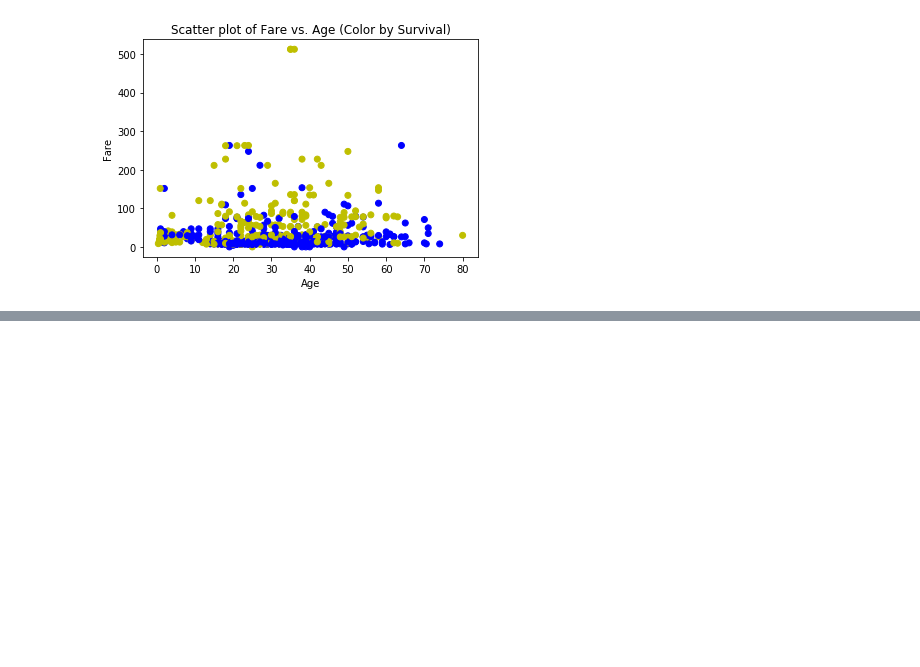
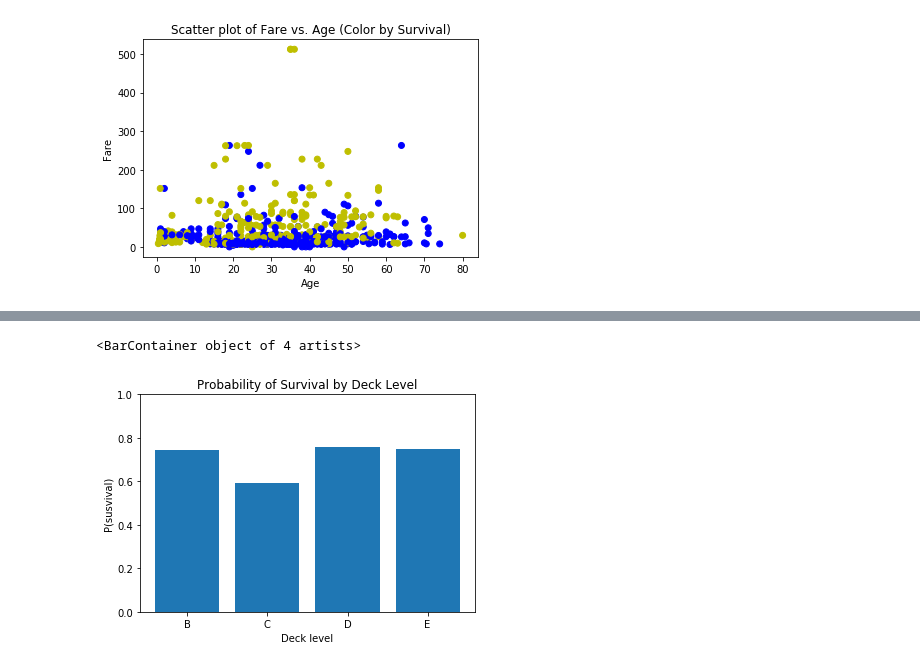
Before and after one commit to trevormcinroe/msds_422, a Jupyter notebook: week1/discussion_1.ipynb, the cells around one changed output, grey strips where cells are left out. Cells and saved outputs as stored; diff of their text form; code cells hidden in the pictures; blank space fills up the shorter version.

```diff
--- a/week1/discussion_1.ipynb
+++ b/week1/discussion_1.ipynb
@@ -217,0 +228,6 @@ By Survival:
+# %%
+for code in np.unique(df['cabin_code']):
+    print(f'{code}:')
+    print(f"\tP(Survival): {round(np.mean(df[df['cabin_code'] == code]['Survived']), 3)}")
+    print(f"\tCost: ${round(np.mean(df[df['cabin_code'] == code]['Fare']), 3)}")
+    print(f"\tn: {len(df[df['cabin_code'] == code])}")
@@ -217,0 +252,28 @@ By Survival:
+# %%
+code_subset = ['B', 'C', 'D', 'E']
+
+
+
+deck_dict = {
+    'cabin_code': [],
+    'P(survival)': []
+}
+
+for code in np.unique(df['cabin_code']):
+    if code in code_subset:
+        deck_dict['cabin_code'].append(code)
+        deck_dict['P(survival)'].append(round(np.mean(df[df['cabin_code'] == code]['Survived']), 3))
+    else:
+        continue
+
+df_deck = pd.DataFrame(deck_dict)
+# %%
+plt.title('Probability of Survival by Deck Level')
+plt.ylabel('P(susvival)')
+plt.xlabel('Deck level')
+plt.ylim(0, 1)
+plt.bar(height=df_deck['P(survival)'], x=df_deck['cabin_code'])
+plt.savefig('/')
+# %% [output]
+<BarContainer object of 4 artists>
+[figure, added]
```
Also changed, not shown: parts of 4 cells of this notebook, 1 other file.
